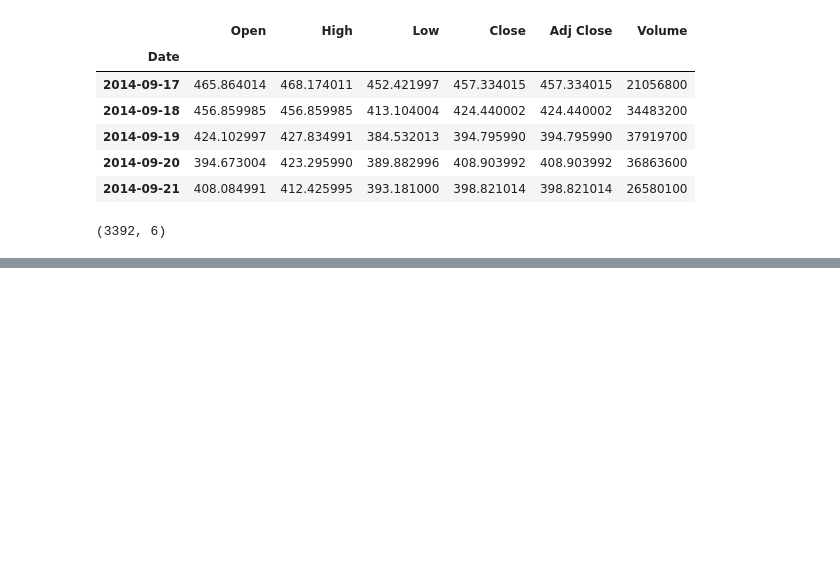
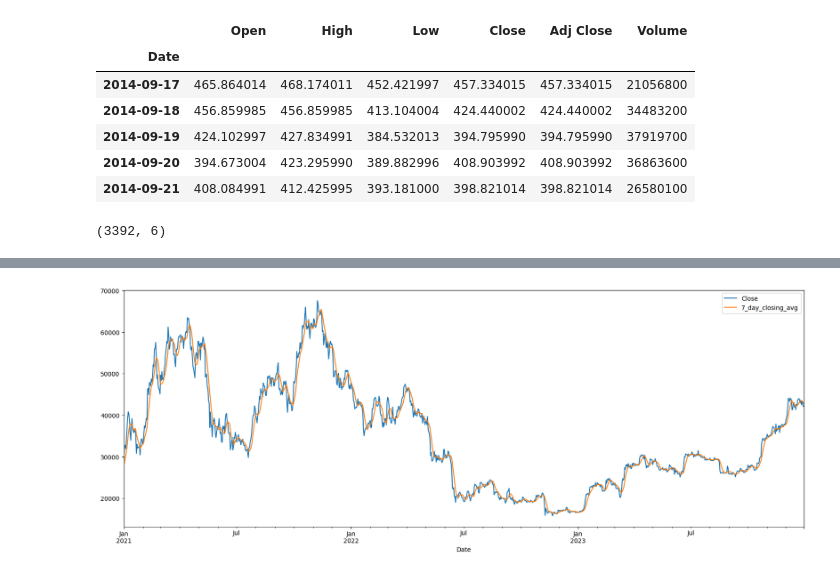
Before and after one commit to fwu27/Test, a Jupyter notebook: bitcoin_prices.ipynb, the cells around one changed output, grey strips where cells are left out. Saved outputs shown, nothing was run; the diff lists cells and outputs as text; code cells hidden in the pictures; blank space fills up the shorter version.

```diff
--- a/bitcoin_prices.ipynb
+++ b/bitcoin_prices.ipynb
@@ -34,0 +41,5 @@ df.shape
+# %%
+df[['Close', '7_day_closing_avg']].loc['2021':'2023'].plot(figsize=(20,7))
+plt.show()
+# %% [output]
+[figure, added]
```
Also changed, not shown: parts of 4 cells of this notebook.
